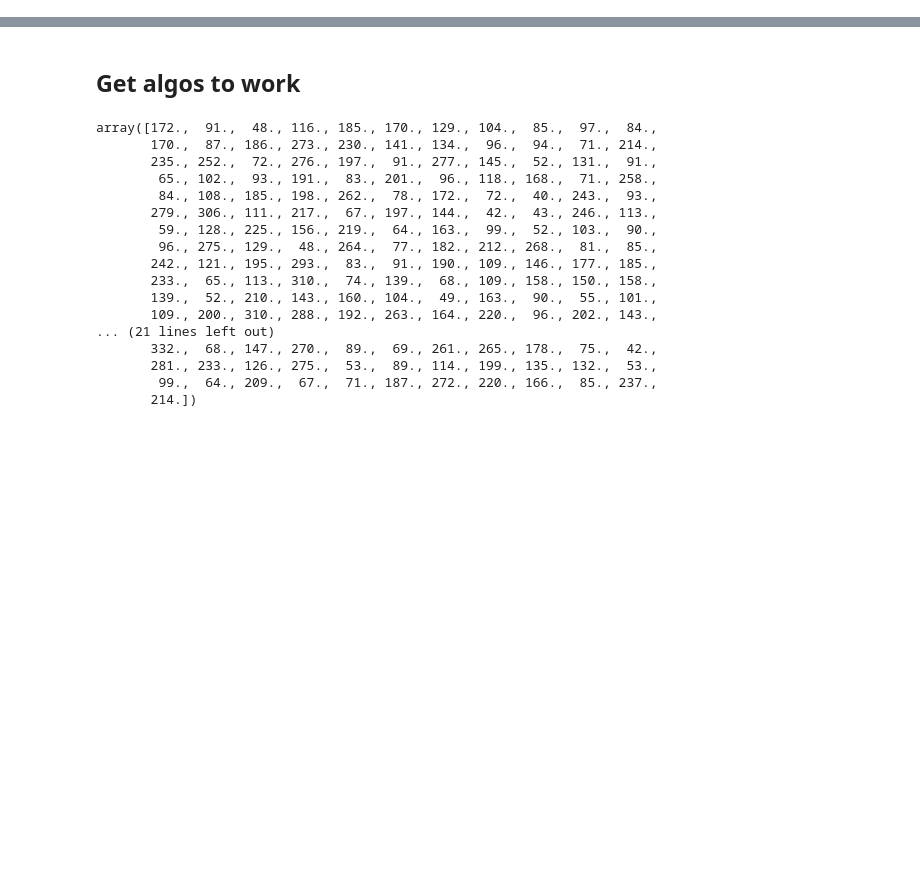
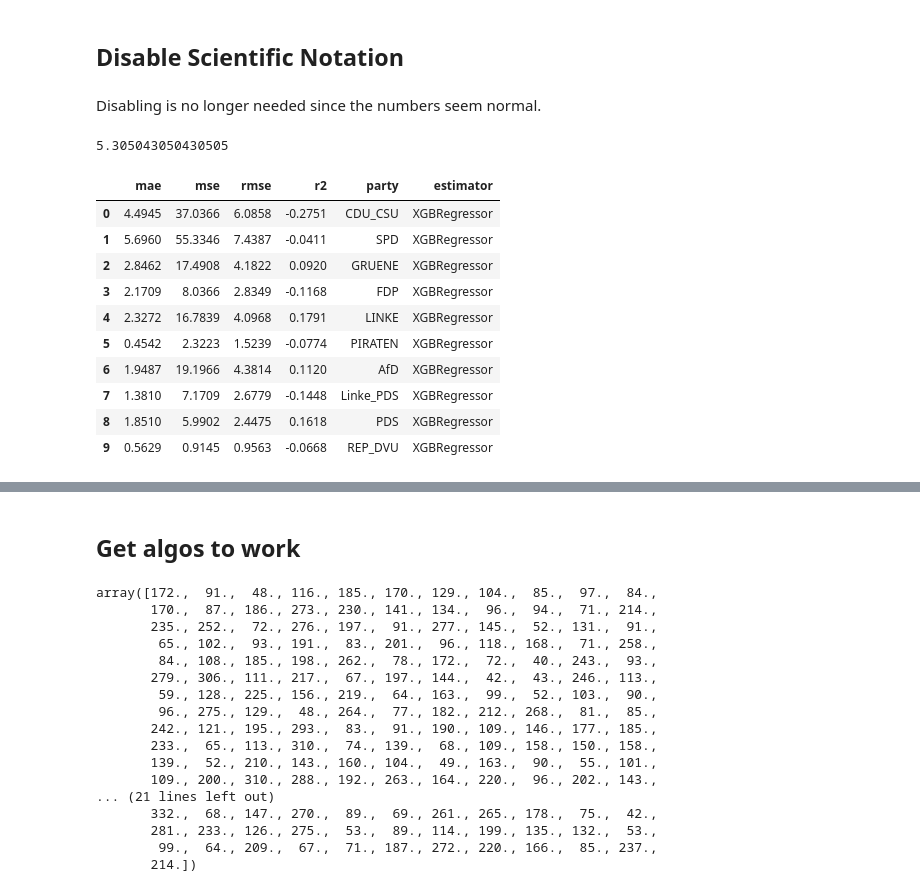
Before and after one commit to AndreasDit/Sonntagsfrage, a Jupyter notebook: notebooks/Untitled.ipynb, the cells around one changed output, grey strips where cells are left out. Drawn from its saved outputs; the diff is of its cells as text; code cells hidden in the pictures; blank space fills up the shorter version.

Commit message:
Using different algorithms and getting their metrics actually works!

```diff
--- a/notebooks/Untitled.ipynb
+++ b/notebooks/Untitled.ipynb
@@ -4,7 +4,7 @@ from datetime import timedelta
 import sklearn.metrics as met
 import pandas as pd
 
-PATH_DATAFRAMES = '/Users/andreasditte/Desktop/Private_Projekte/Sonntagsfrage/src/dataframes'
+PATH_DATAFRAMES = '/Users/andreasditte/Desktop/Private_Projekte/Sonntagsfrage/src/azure_functions/dataframes'
 # %%
 import matplotlib.pyplot as plt
 import numpy as np
@@ -40,0 +48,4 @@ Index(['day_in_month_sin', 'calendar_week_sin', 'weekday_sin', 'dayofyear_sin',
+# %% [markdown]
+## Disable Scientific Notation
+# %% [markdown]
+Disabling is no longer needed since the numbers seem normal.
@@ -40,0 +55,24 @@ Index(['day_in_month_sin', 'calendar_week_sin', 'weekday_sin', 'dayofyear_sin',
+# %%
+mae = met.mean_absolute_error(y_true_spd, y_pred_spd)
+print(mae)
+# %% [output]
+5.305043050430505
+# %%
+# load metrics after prediction
+df_generate_predictions_finish_preds = load_df_from_file('generate_predictions_finish_preds')
+df_generate_predictions_finish_metrics = load_df_from_file('generate_predictions_finish_metrics')
+df_generate_features_all_features = load_df_from_file('generate_features_all_features')
+# %%
+df_generate_predictions_finish_metrics.head(10)
+# %% [output]
+|  | mae | mse | rmse | r2 | party | estimator |
+| 0 | 4.4945 | 37.0366 | 6.0858 | -0.2751 | CDU_CSU | XGBRegressor |
+| 1 | 5.6960 | 55.3346 | 7.4387 | -0.0411 | SPD | XGBRegressor |
+| 2 | 2.8462 | 17.4908 | 4.1822 | 0.0920 | GRUENE | XGBRegressor |
+| 3 | 2.1709 | 8.0366 | 2.8349 | -0.1168 | FDP | XGBRegressor |
+| 4 | 2.3272 | 16.7839 | 4.0968 | 0.1791 | LINKE | XGBRegressor |
+| 5 | 0.4542 | 2.3223 | 1.5239 | -0.0774 | PIRATEN | XGBRegressor |
+| 6 | 1.9487 | 19.1966 | 4.3814 | 0.1120 | AfD | XGBRegressor |
+| 7 | 1.3810 | 7.1709 | 2.6779 | -0.1448 | Linke_PDS | XGBRegressor |
+| 8 | 1.8510 | 5.9902 | 2.4475 | 0.1618 | PDS | XGBRegressor |
+| 9 | 0.5629 | 0.9145 | 0.9563 | -0.0668 | REP_DVU | XGBRegressor |
```
Also changed, not shown: parts of 13 cells of this notebook, 14 other files.
